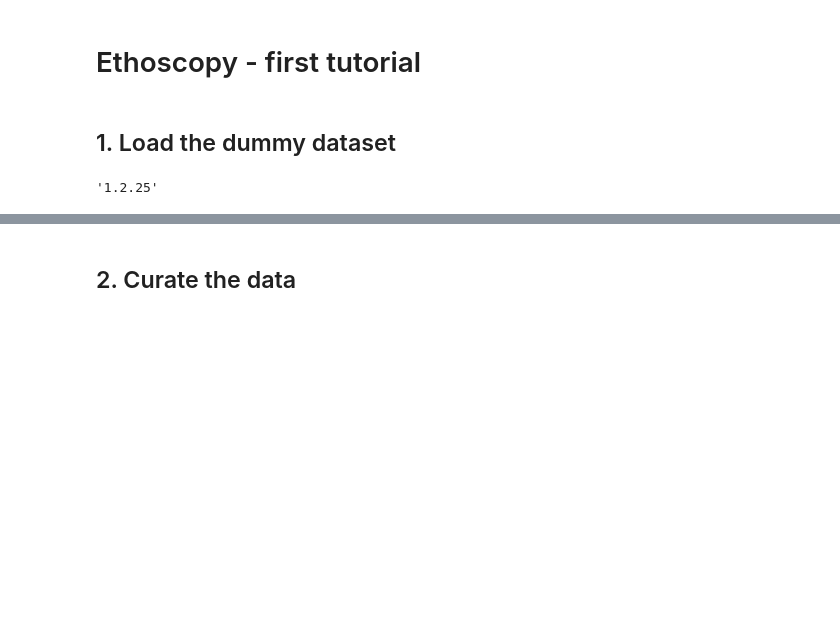
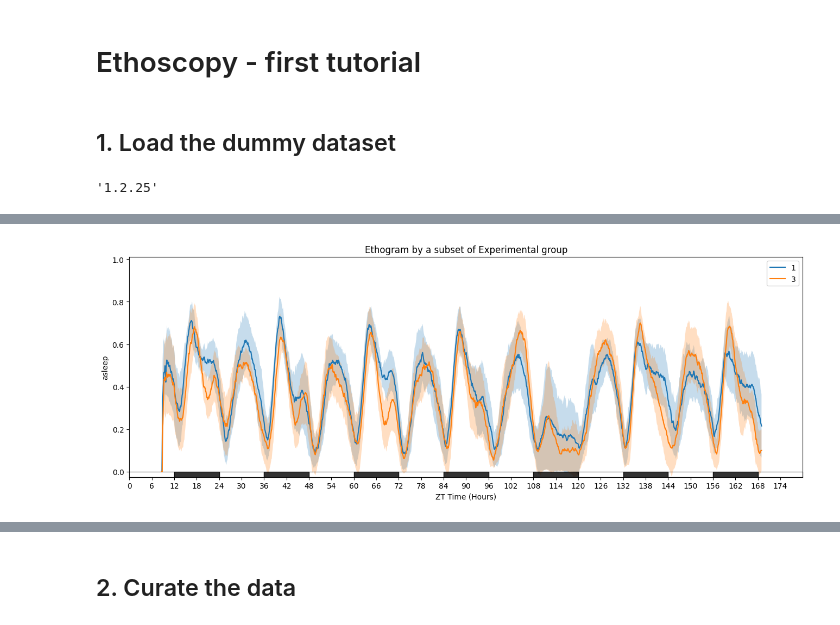
Before and after one commit to gilestrolab/ethoscopy, a Jupyter notebook: tutorial_notebook/1_Overview_tutorial.ipynb, the cells around one changed output, grey strips where cells are left out. Cells and saved outputs as stored; diff of their text form; code cells hidden in the pictures; blank space fills up the shorter version.

```diff
--- a/tutorial_notebook/1_Overview_tutorial.ipynb
+++ b/tutorial_notebook/1_Overview_tutorial.ipynb
@@ -28,0 +38,6 @@ df = etho.behavpy(data, metadata, colour = 'Bold', check = True)
+# %%
+# Sometimes you dont want all the groups from a column in the metdata. To select a subset add a list of the wanted groups to the argument facet_arg
+fig = df.plot_overtime(variable = 'asleep', facet_col = 'exp_group', facet_arg = [1,3], title = 'Ethogram by a subset of Experimental group')
+fig.show()
+# %% [output]
+[figure, added]
```
Also changed, not shown: parts of 27 cells of this notebook, 3 other files.
